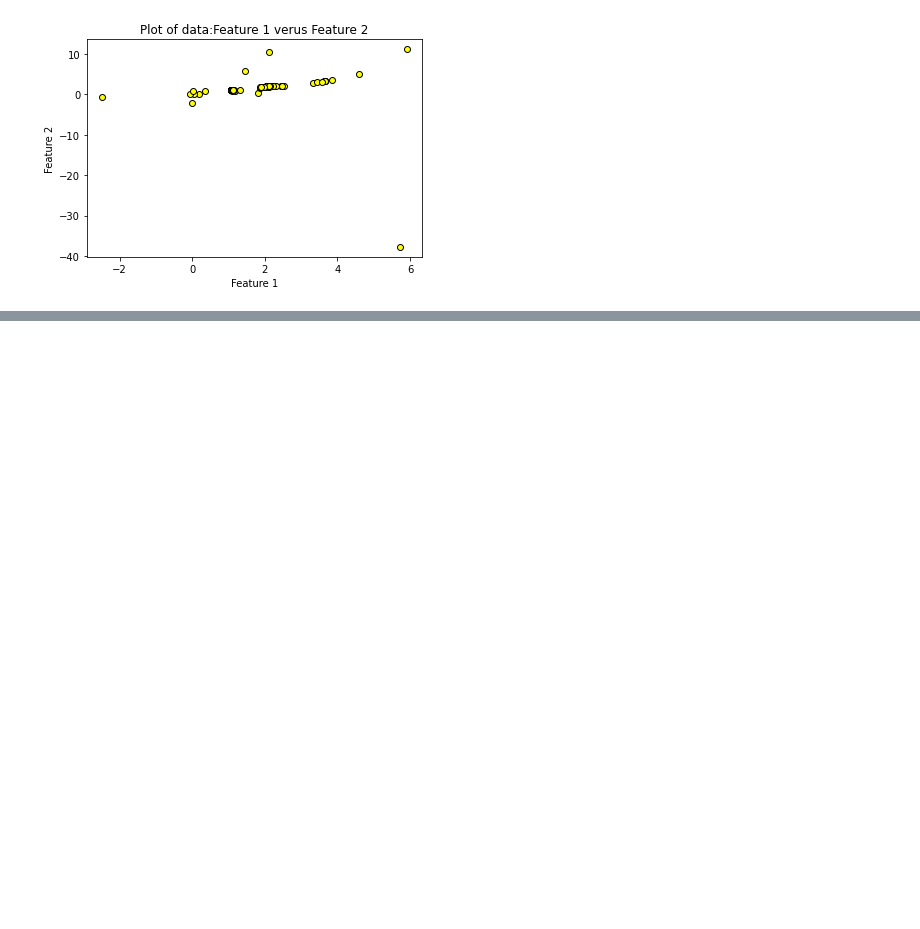
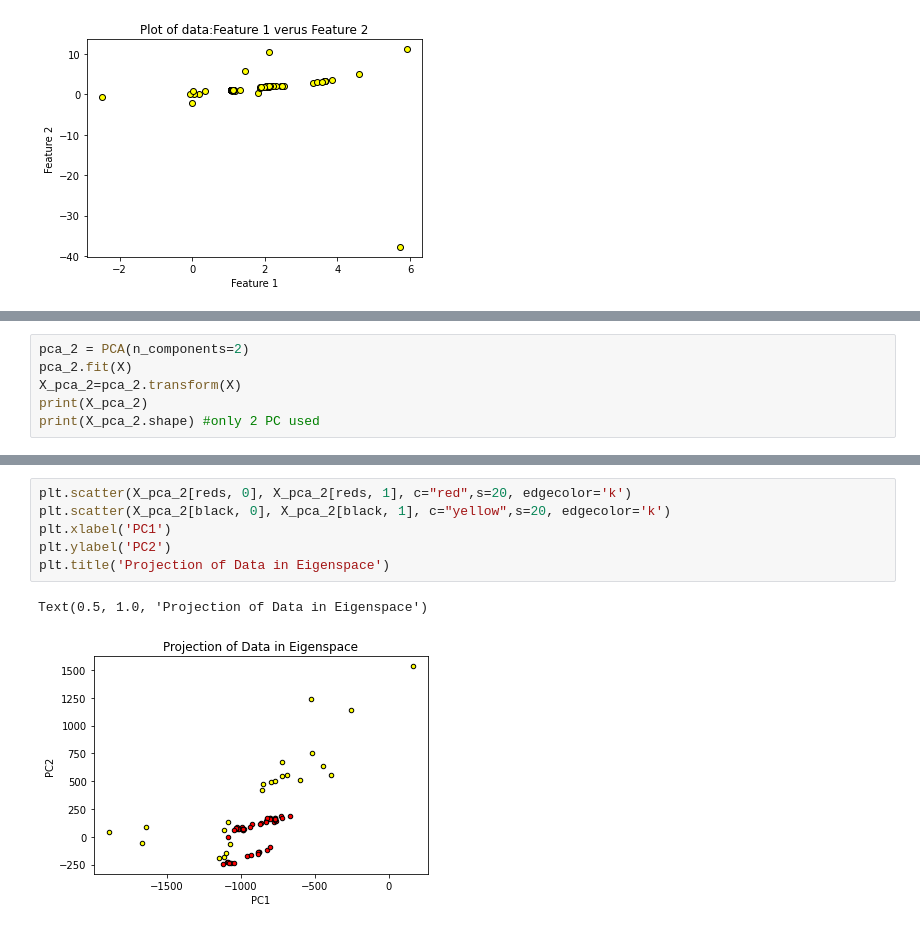
Before and after one commit to davidhgh/csc3005-AE, a Jupyter notebook: DataD.ipynb, the cells around one changed output, grey strips where cells are left out. Drawn from its saved outputs; the diff is of its cells as text; blank space fills up the shorter version.

```diff
--- a/DataD.ipynb
+++ b/DataD.ipynb
@@ -911,0 +999,6 @@ Text(0.5, 1.0, 'Plot of data:Feature 1 verus Feature 2')
+# %%
+pca_2 = PCA(n_components=2)
+pca_2.fit(X)
+X_pca_2=pca_2.transform(X)
+print(X_pca_2)
+print(X_pca_2.shape) #only 2 PC used
@@ -911,0 +1023,9 @@ Text(0.5, 1.0, 'Plot of data:Feature 1 verus Feature 2')
+# %%
+plt.scatter(X_pca_2[reds, 0], X_pca_2[reds, 1], c="red",s=20, edgecolor='k')
+plt.scatter(X_pca_2[black, 0], X_pca_2[black, 1], c="yellow",s=20, edgecolor='k')
+plt.xlabel('PC1')
+plt.ylabel('PC2')
+plt.title('Projection of Data in Eigenspace')
+# %% [output]
+Text(0.5, 1.0, 'Projection of Data in Eigenspace')
+[figure, added]
```
Also changed, not shown: parts of 16 cells of this notebook, 1 other file.
